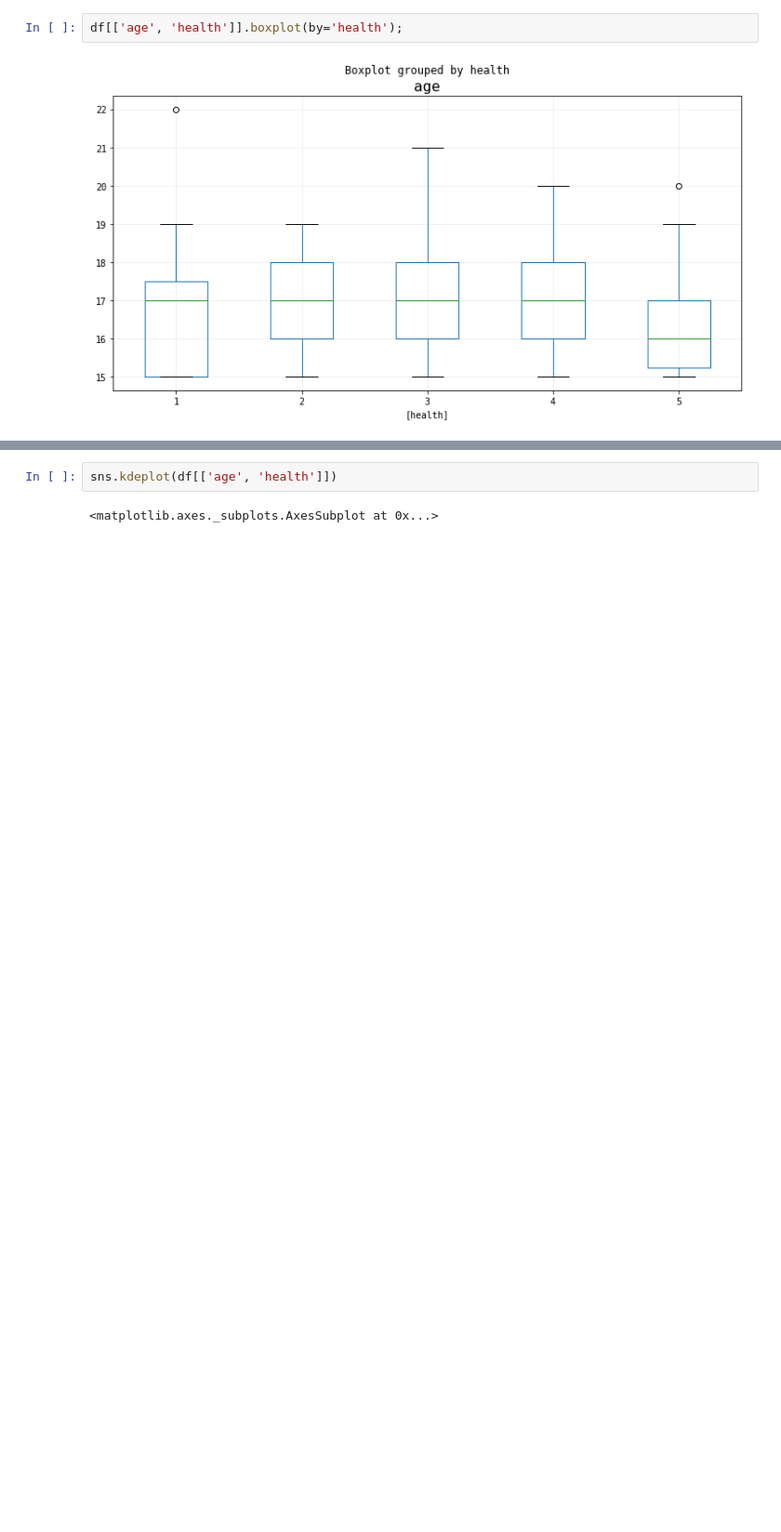
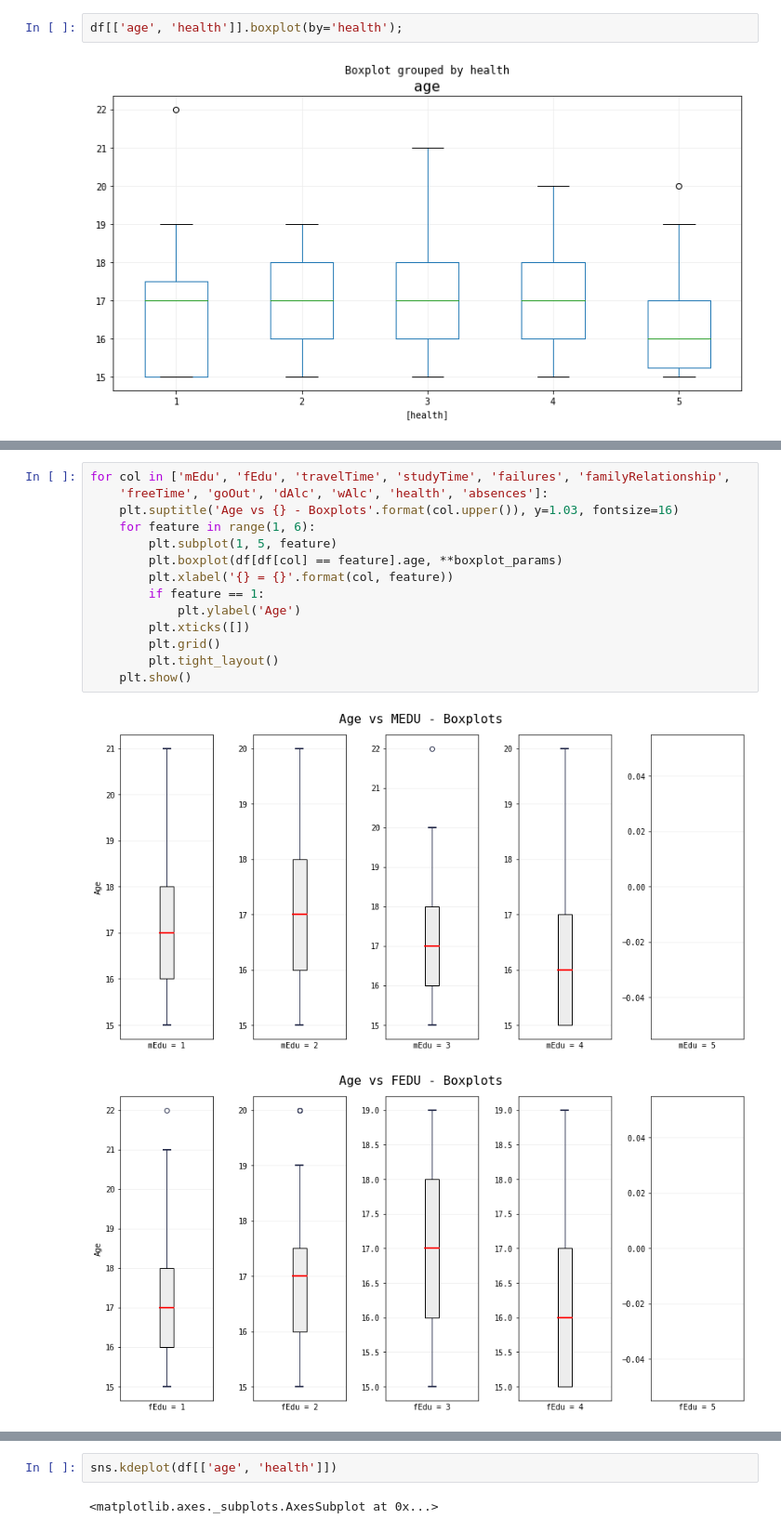
Before and after one commit to qu4ku/datasets-analysis, a Jupyter notebook: 007-student-alcohol-consumption.ipynb, the cells around one changed output, grey strips where cells are left out. Shown at 93% size. Drawn from its saved outputs; the diff is of its cells as text; blank space fills up the shorter version.

```diff
--- a/007-student-alcohol-consumption.ipynb
+++ b/007-student-alcohol-consumption.ipynb
@@ -283,0 +316,17 @@ df[['age', 'health']].boxplot(by='health');
+# %%
+for col in ['mEdu', 'fEdu', 'travelTime', 'studyTime', 'failures', 'familyRelationship',
+    'freeTime', 'goOut', 'dAlc', 'wAlc', 'health', 'absences']:
+    plt.suptitle('Age vs {} - Boxplots'.format(col.upper()), y=1.03, fontsize=16)
+    for feature in range(1, 6):
+        plt.subplot(1, 5, feature)
+        plt.boxplot(df[df[col] == feature].age, **boxplot_params)
+        plt.xlabel('{} = {}'.format(col, feature))
+        if feature == 1:
+            plt.ylabel('Age')
+        plt.xticks([])
+        plt.grid()
+        plt.tight_layout()
+    plt.show()
+# %% [output]
+[figure, added]
+[figure, added]
```
Also changed, not shown: parts of 4 cells of this notebook.
